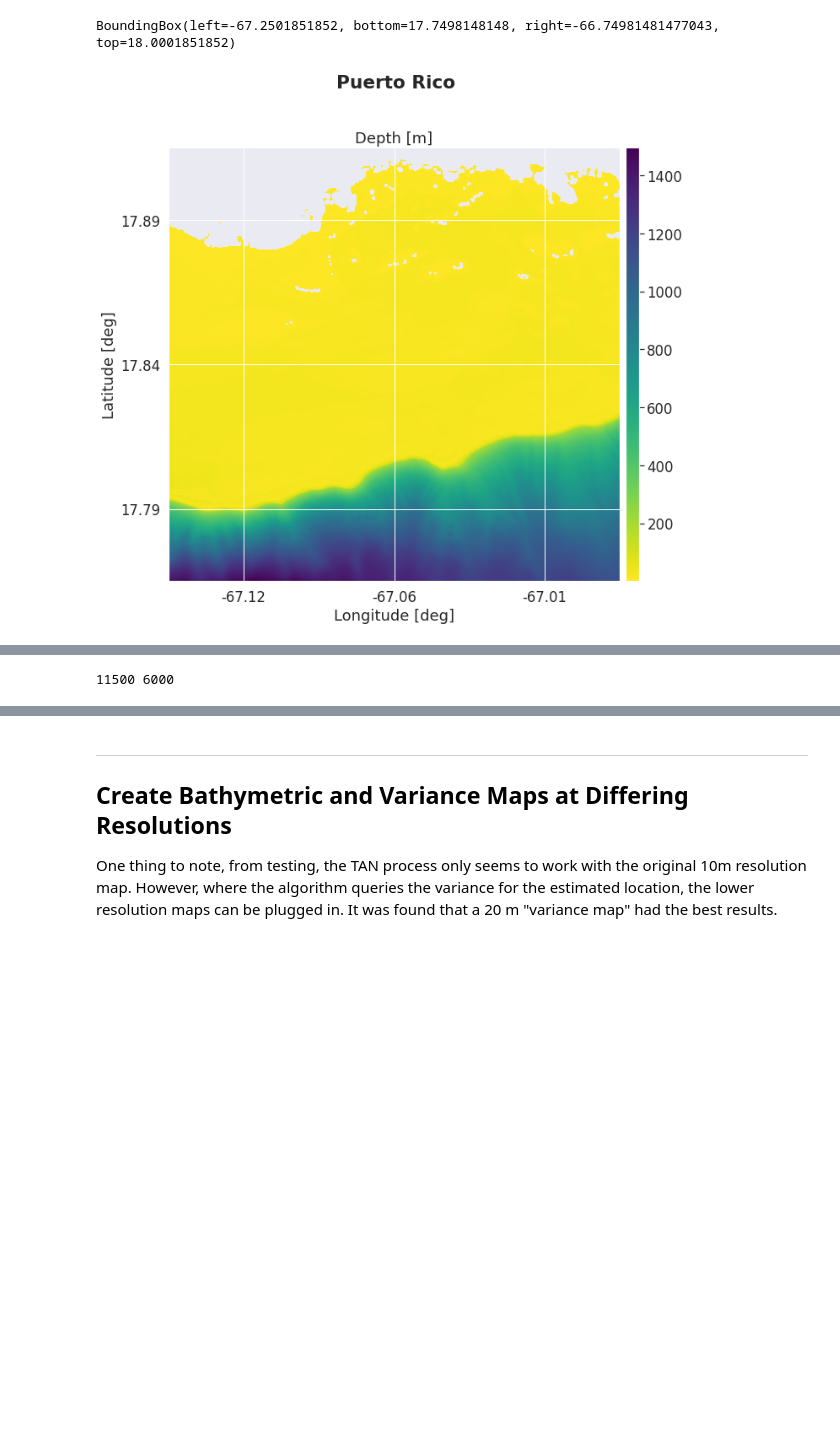
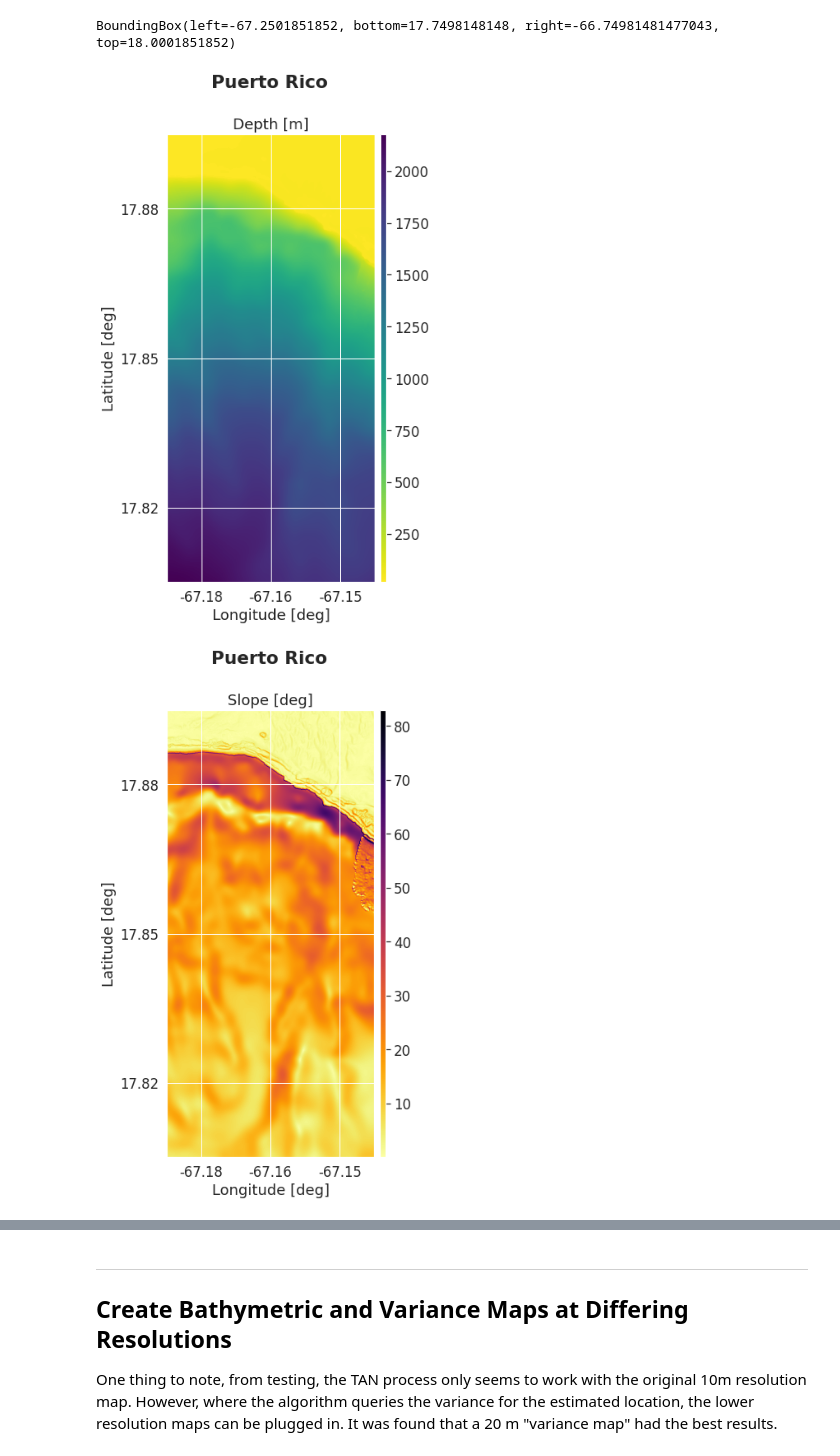
Before and after one commit to gidobot/dvl-nav, a Jupyter notebook: notebook/bathy-plotting-pt2.ipynb, the cells around one changed output, grey strips where cells are left out. Saved outputs shown, nothing was run; the diff lists cells and outputs as text; code cells hidden in the pictures; blank space fills up the shorter version.

Commit message:
Current state works on DAVE for puerto rico data and can be set to save csvs for varying resolution plus figs for said maps

```diff
--- a/notebook/bathy-plotting-pt2.ipynb
+++ b/notebook/bathy-plotting-pt2.ipynb
@@ -51,8 +51,14 @@ def reload_modules():
 ## Load Data
 # %%
 reload_modules()
-meta_dict = bathy_meta_data.BathyData["Puerto_Rico"]
+# meta_dict = bathy_meta_data.BathyData["Puerto_Rico_full"]
+# meta_dict = bathy_meta_data.BathyData["Puerto_Rico_TS1"]
+# meta_dict = bathy_meta_data.BathyData["Puerto_Rico_SHELF"]
+meta_dict = bathy_meta_data.BathyData["Puerto_Rico_OFF_SHELF"]
 #meta_dict = bathy_meta_data.BathyData["BuzzardsBay"]
 # meta_dict = bathy_meta_data.BathyData["Kolumbo_full"]
 bathy     = BathymetryMap.BathymetryMap(meta_dict=meta_dict)
 bathy.parse_bathy_file()
+
+# Note in BathymetryMap.py (line 96) turns all depths above 0 to a NaN which can break
+# ability to interpolate mesh for decreasing resolution (turned off for now)
@@ -71,5 +94,8 @@ bathy.bounds
 BoundingBox(left=-67.2501851852, bottom=17.7498148148, right=-66.74981481477043, top=18.0001851852)
 # %%
 bathy.plot_depth_map()
+bathy.plot_slope_map()
+bathy.plot_orientation_map()
 # %% [output]
-[figure, old version]
+[figure, new version]
+[figure, added]
@@ -76,5 +103 @@ bathy.plot_depth_map()
-# %%
-print(bathy.width, bathy.height)
-# %% [output]
-11500 6000
 # %%
```
Also changed, not shown: parts of 30 cells of this notebook.
